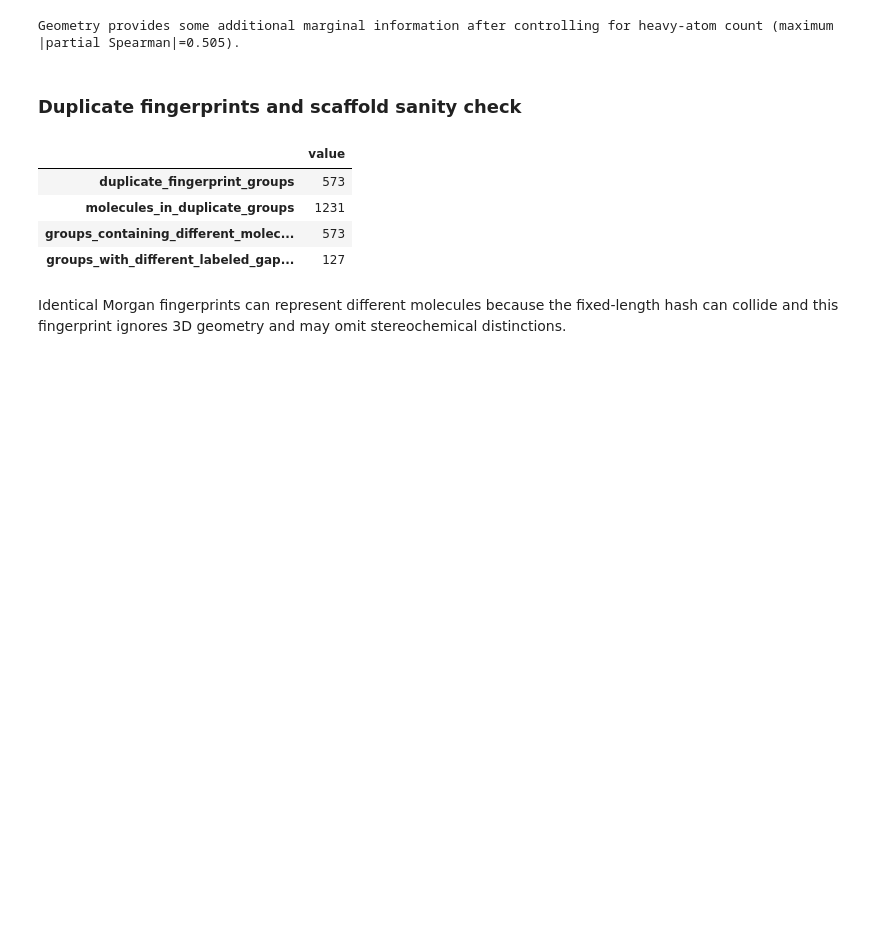
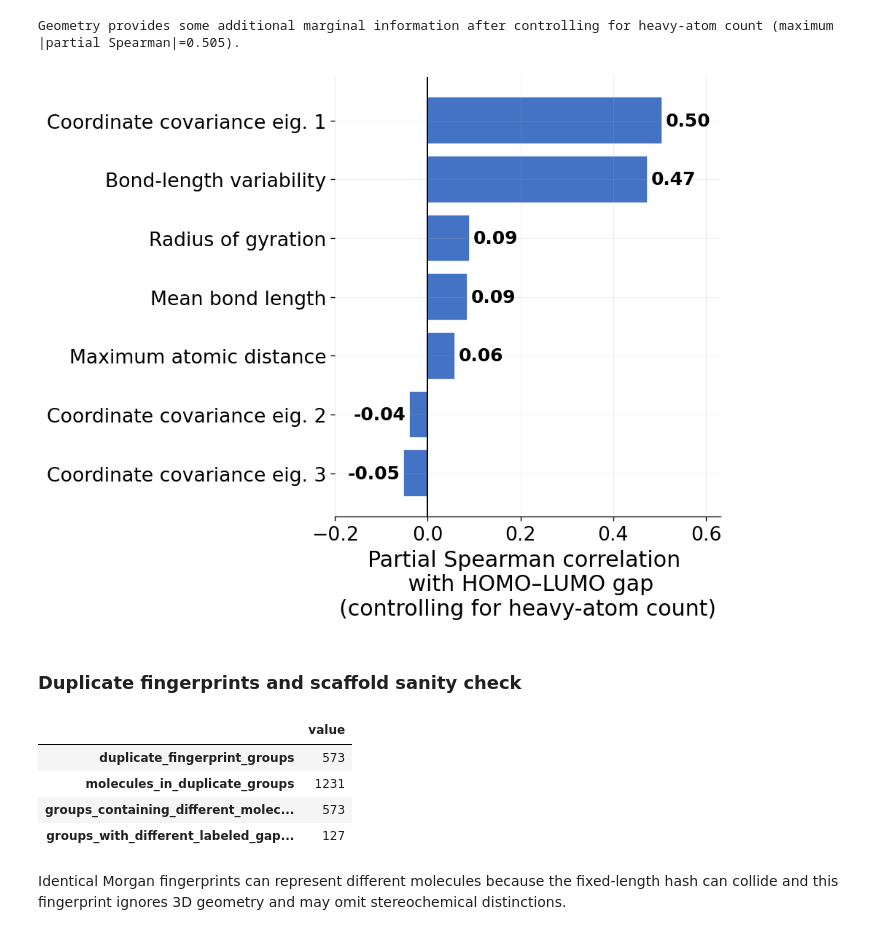
Before and after one commit to leonardodibari/MindTheGap, a Jupyter notebook: notebooks/01_preliminary_data_analysis.ipynb, the cells around one changed output. Cells and saved outputs as stored; diff of their text form; code cells hidden in the pictures; blank space fills up the shorter version.

```diff
--- a/notebooks/01_preliminary_data_analysis.ipynb
+++ b/notebooks/01_preliminary_data_analysis.ipynb
@@ -812,6 +918,99 @@ print(
 | coordinate_cov_eigenvalue_2 | -0.007522 | -0.005323 | -0.051022 | -0.039534 |
 | coordinate_cov_eigenvalue_3 | -0.005976 | -0.004726 | -0.059530 | -0.052063 |
 Geometry provides some additional marginal information after controlling for heavy-atom count (maximum |partial Spearman|=0.505).
+# %%
+partial_corr = (
+    geometry_association["partial_spearman_given_heavy_atoms"]
+    .sort_values()
+)
+
+label_map = {
+    "radius_of_gyration": "Radius of gyration",
+    "mean_bond_length": "Mean bond length",
+    "std_bond_length": "Bond-length variability",
+    "max_atomic_distance": "Maximum atomic distance",
+    "coordinate_cov_eigenvalue_1": "Coordinate covariance eig. 1",
+    "coordinate_cov_eigenvalue_2": "Coordinate covariance eig. 2",
+    "coordinate_cov_eigenvalue_3": "Coordinate covariance eig. 3",
+}
+
+plot_labels = [label_map.get(name, name) for name in partial_corr.index]
+
+fig, ax = plt.subplots(
+    figsize=(8, 6.5),
+    constrained_layout=True
+)
+
+bars = ax.barh(
+    plot_labels,
+    partial_corr.values,
+    color="#4472C4",
+    edgecolor="white"
+)
+
+ax.axvline(
+    0,
+    color="black",
+    linewidth=1.2
+)
+
+
+ax.set_xlabel(
+    "Partial Spearman correlation \n with HOMO–LUMO gap\n"
+    "(controlling for heavy-atom count)",
+    fontsize=18
+)
+
+ax.set_ylabel("")
+
+ax.tick_params(
+    axis="x",
+    labelsize=16
+)
+
+ax.tick_params(
+    axis="y",
+    labelsize=16
+)
+
+# Add correlation values at the end of each bar
+offset = 0.008 * max(1, partial_corr.abs().max())
+
+for bar, value in zip(bars, partial_corr.values):
+    x_position = value + offset if value >= 0 else value - offset
+    alignment = "left" if value >= 0 else "right"
+
+    ax.text(
+        x_position,
+        bar.get_y() + bar.get_height() / 2,
+        f"{value:.2f}",
+        va="center",
+        ha=alignment,
+        fontsize=15,
+        fontweight="bold"
+    )
+
+# Symmetric x-axis makes positive and negative effects easier to compare
+limit = partial_corr.abs().max() * 1.25
+ax.set_xlim(-0.2, limit)
+
+ax.grid(
+    axis="x",
+    alpha=0.25
+)
+
+ax.spines["top"].set_visible(False)
+ax.spines["right"].set_visible(False)
+ax.spines["left"].set_visible(False)
+
+save_figure(
+    "geometry_partial_spearman_ppt",
+    FIGURE_DIR
+)
+
+plt.show()
+# %% [output]
+[figure, added]
 # %% [markdown]
 ### Duplicate fingerprints and scaffold sanity check
 # %%
```
Also changed, not shown: parts of 2 cells of this notebook, 6 other files.
